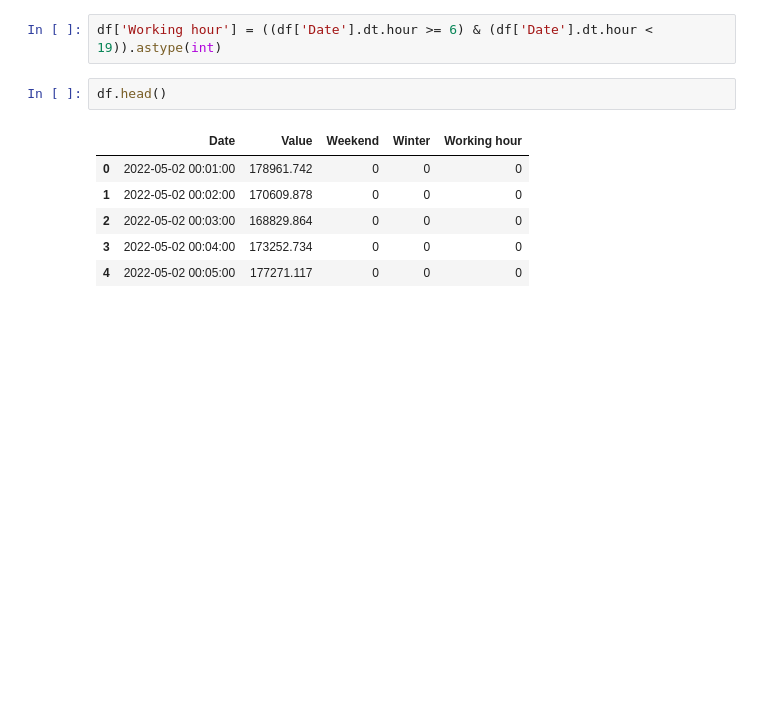
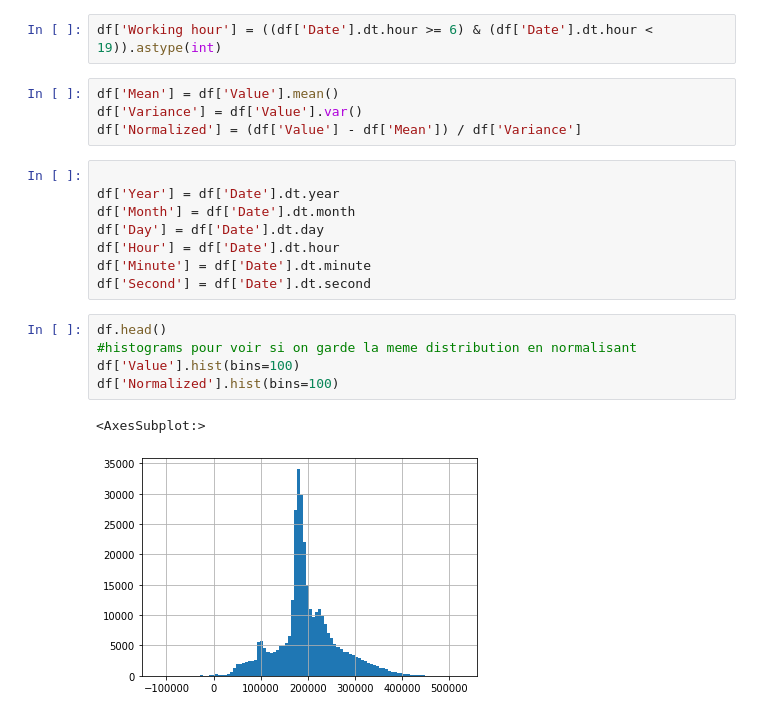
Before and after one commit to cojre/ml-project-2-stockdataholm, a Jupyter notebook: main.ipynb, the cells around one changed output. Cells and saved outputs as stored; diff of their text form; blank space fills up the shorter version.

```diff
--- a/main.ipynb
+++ b/main.ipynb
@@ -203,12 +203,23 @@ plot_consommation_over_time_day(10)
 [figure]
 # %%
 df['Working hour'] = ((df['Date'].dt.hour >= 6) & (df['Date'].dt.hour < 19)).astype(int)
-# %%
-df.head()
-# %% [output]
-|  | Date | Value | Weekend | Winter | Working hour |
-| 0 | 2022-05-02 00:01:00 | 178961.742 | 0 | 0 | 0 |
-| 1 | 2022-05-02 00:02:00 | 170609.878 | 0 | 0 | 0 |
-| 2 | 2022-05-02 00:03:00 | 168829.864 | 0 | 0 | 0 |
-| 3 | 2022-05-02 00:04:00 | 173252.734 | 0 | 0 | 0 |
-| 4 | 2022-05-02 00:05:00 | 177271.117 | 0 | 0 | 0 |
+# %%
+df['Mean'] = df['Value'].mean()
+df['Variance'] = df['Value'].var()
+df['Normalized'] = (df['Value'] - df['Mean']) / df['Variance']
+# %%
+
+df['Year'] = df['Date'].dt.year
+df['Month'] = df['Date'].dt.month
+df['Day'] = df['Date'].dt.day
+df['Hour'] = df['Date'].dt.hour
+df['Minute'] = df['Date'].dt.minute
+df['Second'] = df['Date'].dt.second
+# %%
+df.head()
+#histograms pour voir si on garde la meme distribution en normalisant
+df['Value'].hist(bins=100)
+df['Normalized'].hist(bins=100)
+# %% [output]
+<AxesSubplot:>
+[figure, added]
```
Also changed, not shown: parts of 3 cells of this notebook.
